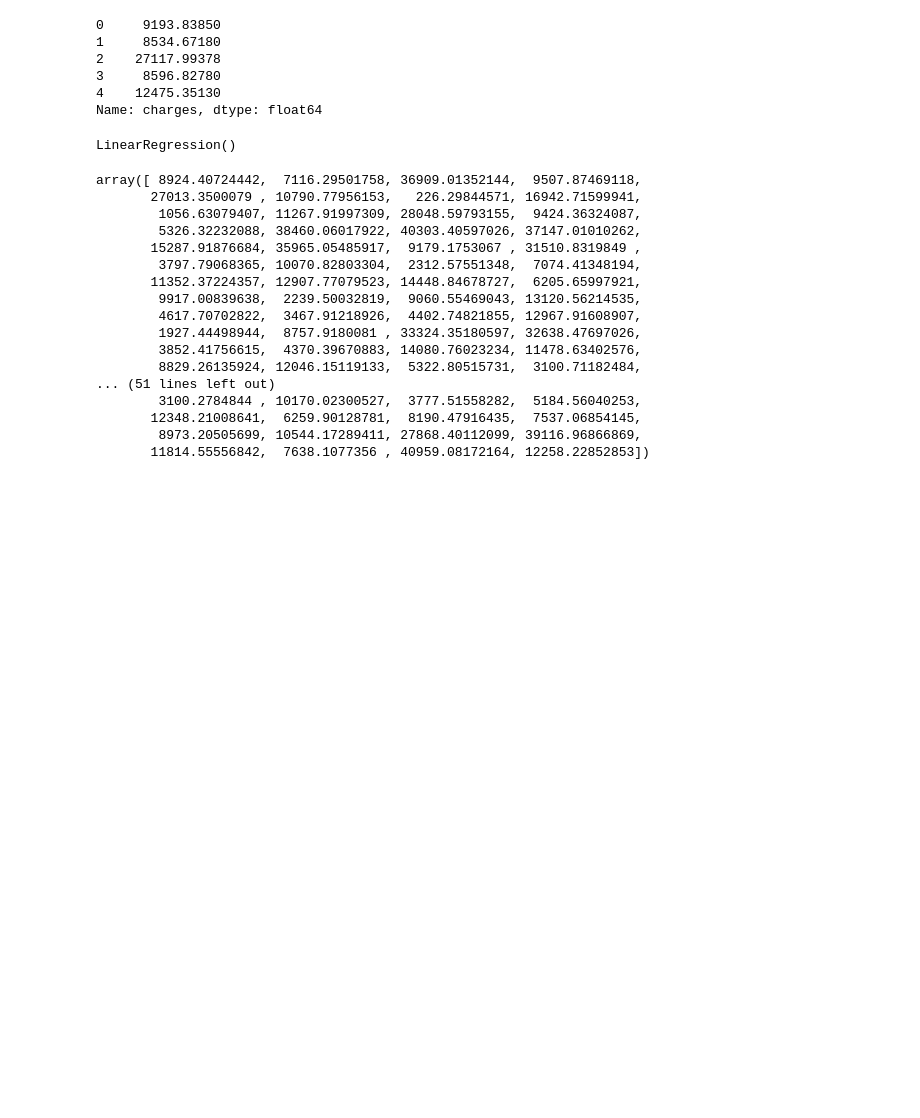
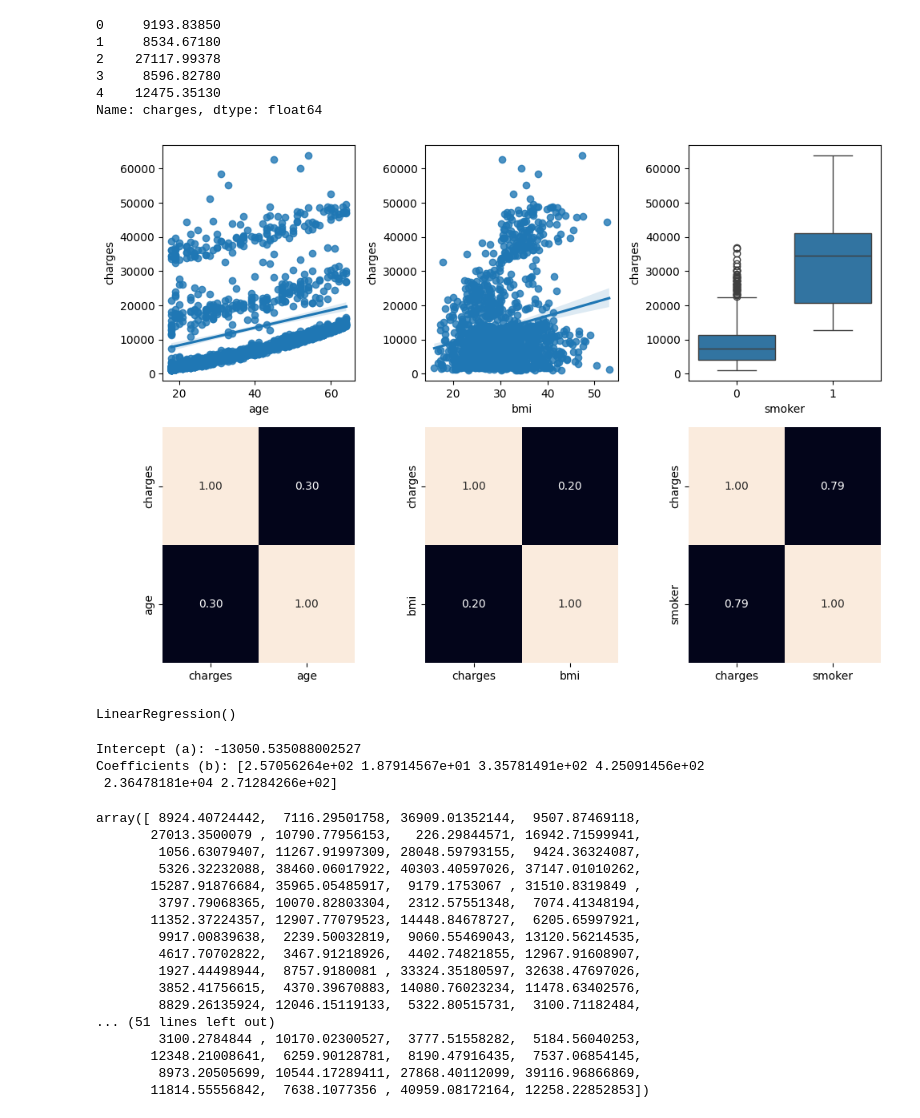
Before and after one commit to aristi95/machine-learning-project, a Jupyter notebook: src/explore.ipynb, the cells around one changed output. Cells and saved outputs as stored; diff of their text form; code cells hidden in the pictures; blank space fills up the shorter version.

```diff
--- a/src/explore.ipynb
+++ b/src/explore.ipynb
@@ -92,6 +149,22 @@ y_train.head()
 3     8596.82780
 4    12475.35130
 Name: charges, dtype: float64
+# %%
+fig, axis = plt.subplots(2, 3, figsize = (10, 7))
+total_data = pd.concat([df_train, df_test])
+
+sns.regplot(ax = axis[0, 0], data = total_data, x = "age", y = "charges")
+sns.heatmap(total_data[["charges", "age"]].corr(), annot = True, fmt = ".2f", ax = axis[1, 0], cbar = False)
+sns.regplot(ax = axis[0, 1], data = total_data, x = "bmi", y = "charges")
+sns.heatmap(total_data[["charges", "bmi"]].corr(), annot = True, fmt = ".2f", ax = axis[1, 1], cbar = False)
+sns.boxplot(ax = axis[0, 2], data = total_data, x = "smoker", y = "charges")
+sns.heatmap(total_data[["charges", "smoker"]].corr(), annot = True, fmt = ".2f", ax = axis[1, 2], cbar = False)
+
+plt.tight_layout()
+
+plt.show()
+# %% [output]
+[figure, added]
 # %%
 from sklearn.linear_model import LinearRegression
 
@@ -99,6 +172,13 @@ model = LinearRegression()
 model.fit(X_train, y_train)
 # %% [output]
 LinearRegression()
+# %%
+print(f"Intercept (a): {model.intercept_}")
+print(f"Coefficients (b): {model.coef_}")
+# %% [output]
+Intercept (a): -13050.535088002527
+Coefficients (b): [2.57056264e+02 1.87914567e+01 3.35781491e+02 4.25091456e+02
+ 2.36478181e+04 2.71284266e+02]
 # %%
 y_pred = model.predict(X_test)
 y_pred
```
Also changed, not shown: parts of 11 cells of this notebook, 1 other file.
